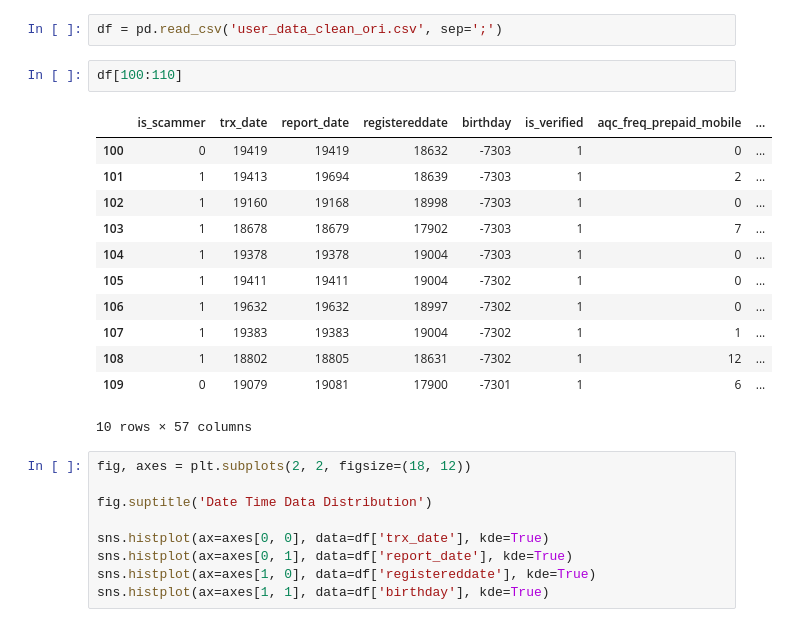
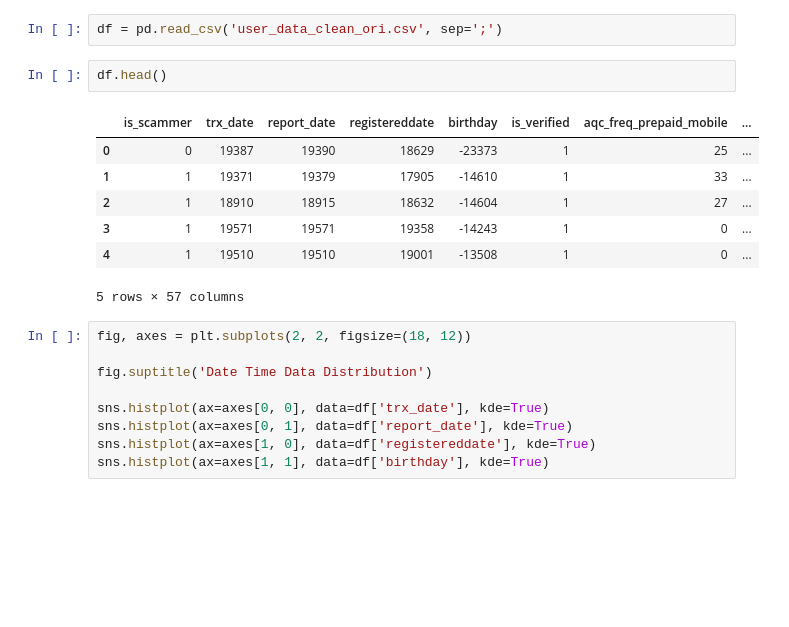
Before and after one commit to C23-FD-1/ml, a Jupyter notebook: Feature_coba.ipynb, the cells around one changed output. Saved outputs shown, nothing was run; the diff lists cells and outputs as text; blank space fills up the shorter version.

```diff
--- a/Feature_coba.ipynb
+++ b/Feature_coba.ipynb
@@ -9,20 +9,15 @@ import seaborn as sns
 # %%
 df = pd.read_csv('user_data_clean_ori.csv', sep=';')
 # %%
-df[100:110]
+df.head()
 # %% [output]
 |  | is_scammer | trx_date | report_date | registereddate | birthday | is_verified | aqc_freq_prepaid_mobile | ... |
-| 100 | 0 | 19419 | 19419 | 18632 | -7303 | 1 | 0 | ... |
-| 101 | 1 | 19413 | 19694 | 18639 | -7303 | 1 | 2 | ... |
-| 102 | 1 | 19160 | 19168 | 18998 | -7303 | 1 | 0 | ... |
-| 103 | 1 | 18678 | 18679 | 17902 | -7303 | 1 | 7 | ... |
-| 104 | 1 | 19378 | 19378 | 19004 | -7303 | 1 | 0 | ... |
-| 105 | 1 | 19411 | 19411 | 19004 | -7302 | 1 | 0 | ... |
-| 106 | 1 | 19632 | 19632 | 18997 | -7302 | 1 | 0 | ... |
-| 107 | 1 | 19383 | 19383 | 19004 | -7302 | 1 | 1 | ... |
-| 108 | 1 | 18802 | 18805 | 18631 | -7302 | 1 | 12 | ... |
-| 109 | 0 | 19079 | 19081 | 17900 | -7301 | 1 | 6 | ... |
+| 0 | 0 | 19387 | 19390 | 18629 | -23373 | 1 | 25 | ... |
+| 1 | 1 | 19371 | 19379 | 17905 | -14610 | 1 | 33 | ... |
+| 2 | 1 | 18910 | 18915 | 18632 | -14604 | 1 | 27 | ... |
+| 3 | 1 | 19571 | 19571 | 19358 | -14243 | 1 | 0 | ... |
+| 4 | 1 | 19510 | 19510 | 19001 | -13508 | 1 | 0 | ... |
-10 rows × 57 columns
+5 rows × 57 columns
 # %%
 fig, axes = plt.subplots(2, 2, figsize=(18, 12))
 
```
Also changed, not shown: parts of 7 cells of this notebook.
